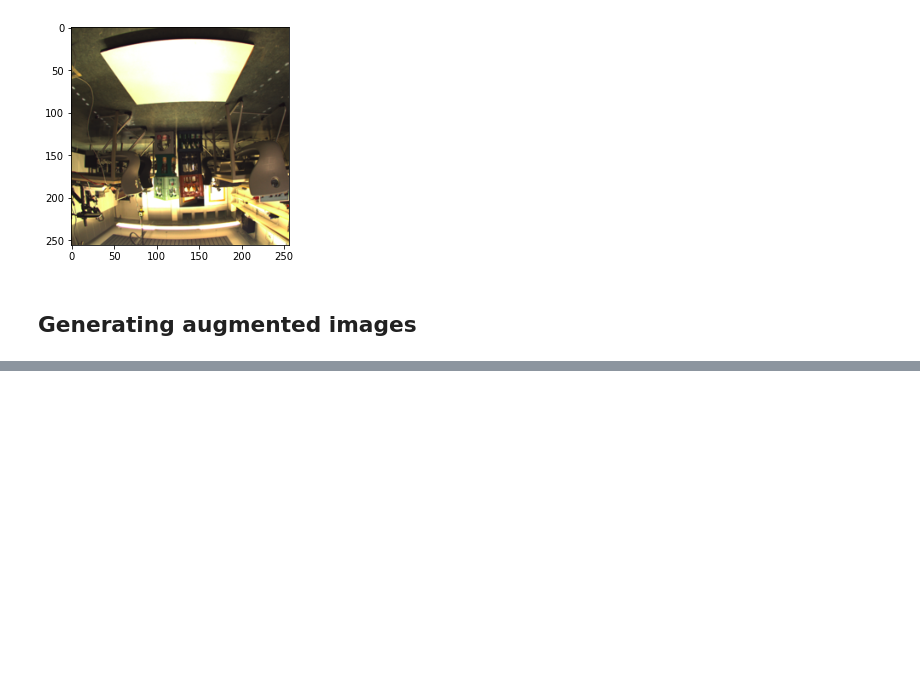
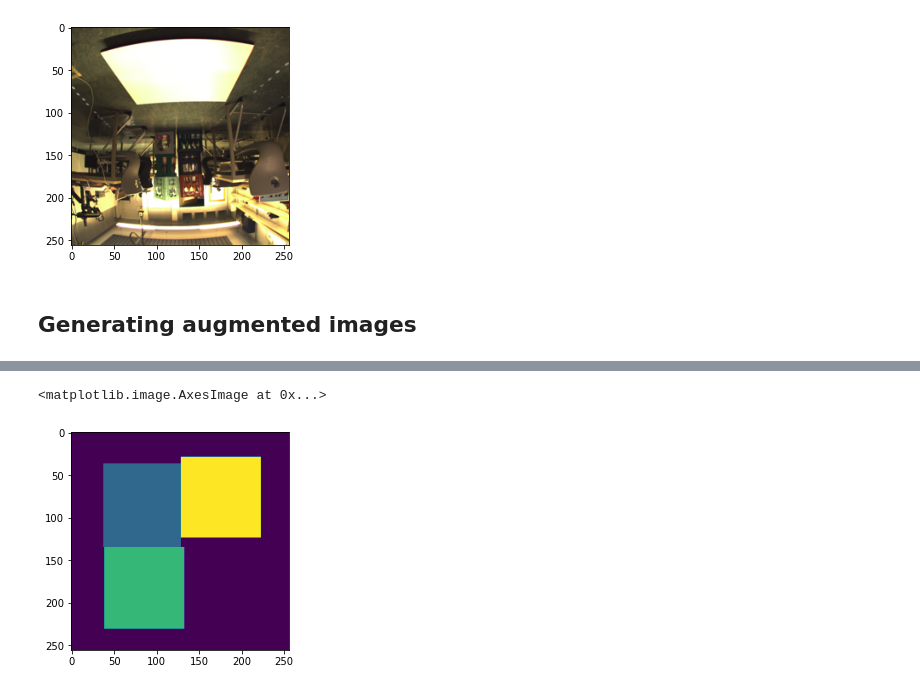
Before and after one commit to josephsv96/random_image_stacker, a Jupyter notebook: random_image_stacker_v1.ipynb, the cells around one changed output, grey strips where cells are left out. Cells and saved outputs as stored; diff of their text form; code cells hidden in the pictures; blank space fills up the shorter version.

```diff
--- a/random_image_stacker_v1.ipynb
+++ b/random_image_stacker_v1.ipynb
@@ -110,0 +161,5 @@ plt.imshow(base_img/255)
+# %%
+plt.imshow(label_set[0,:,:,0])
+# %% [output]
+<matplotlib.image.AxesImage at 0x...>
+[figure, added]
```
Also changed, not shown: parts of 12 cells of this notebook, 1 other file.
